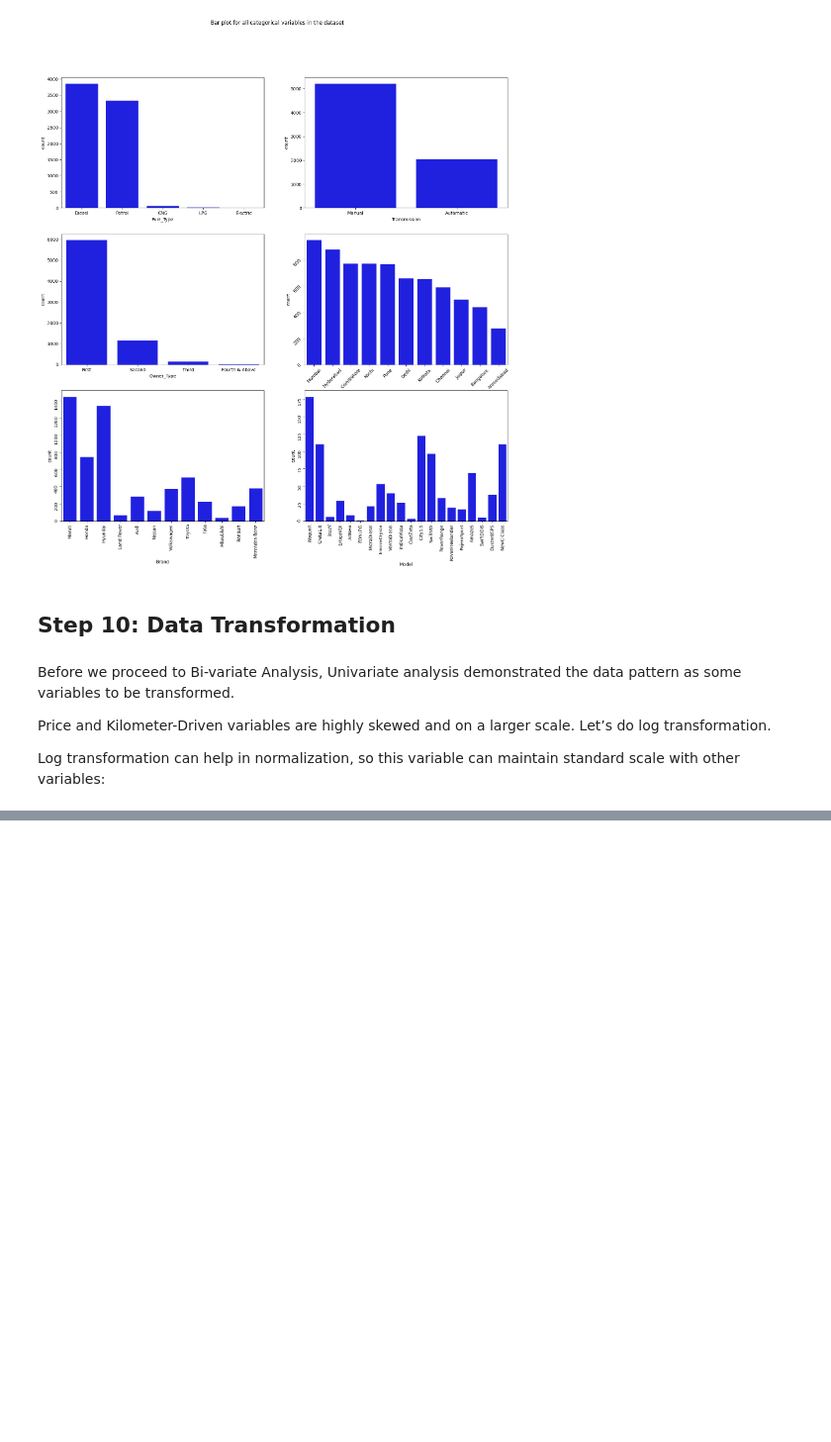
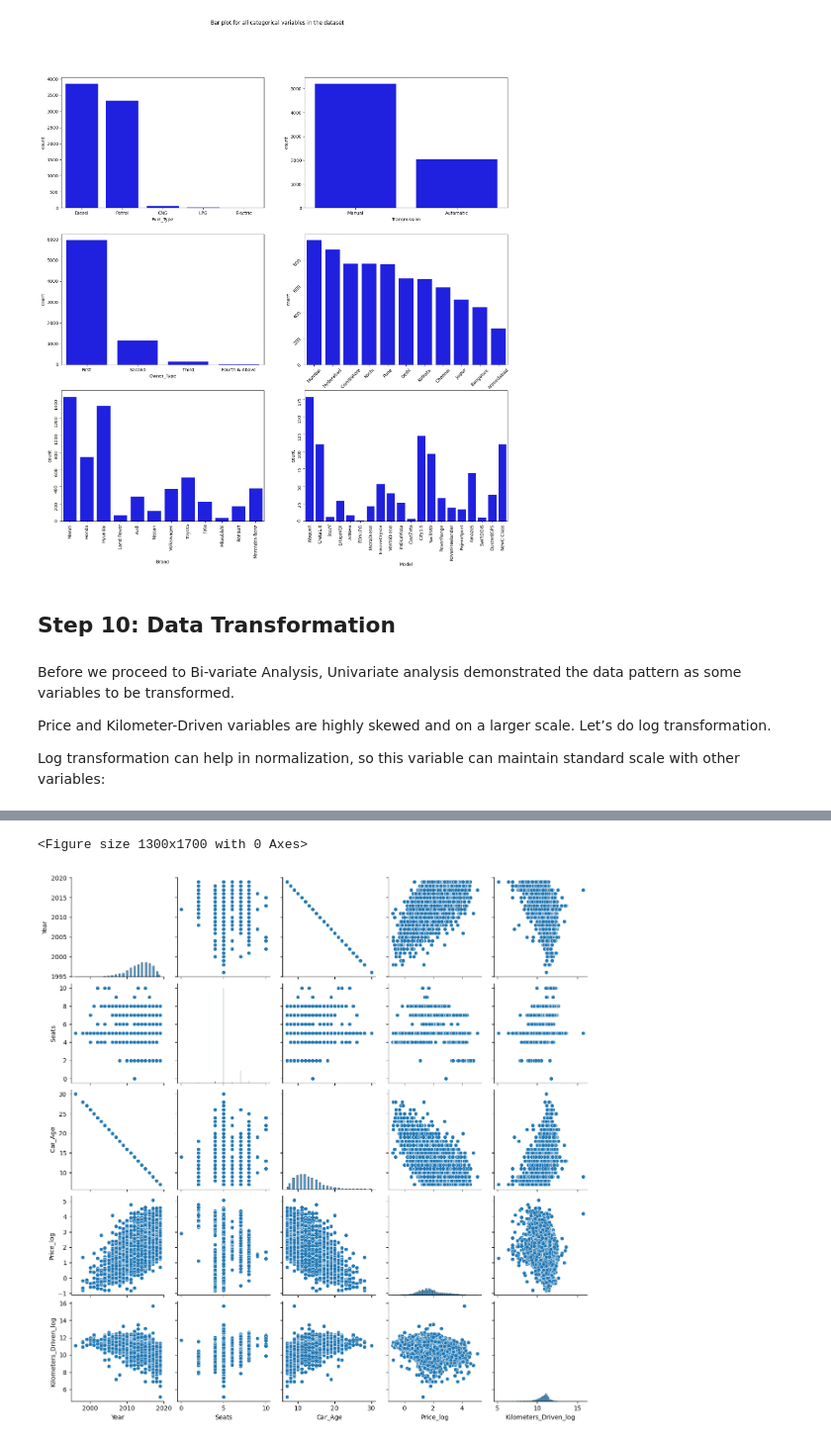
Before and after one commit to Nirajjj11/ml_learning, a Jupyter notebook: eda/eda_on_used_car_dataset.ipynb, the cells around one changed output, grey strips where cells are left out. Shown at 99% size. Saved outputs shown, nothing was run; the diff lists cells and outputs as text; code cells hidden in the pictures; blank space fills up the shorter version.

```diff
--- a/eda/eda_on_used_car_dataset.ipynb
+++ b/eda/eda_on_used_car_dataset.ipynb
@@ -438,0 +457,7 @@ plt.show()
+# %%
+plt.figure(figsize=(13,17))
+sns.pairplot(data=data.drop(['Kilometers_Driven','Price'],axis=1))
+plt.show()
+# %% [output]
+<Figure size 1300x1700 with 0 Axes>
+[figure, added]
```
Also changed, not shown: parts of 6 cells of this notebook.
